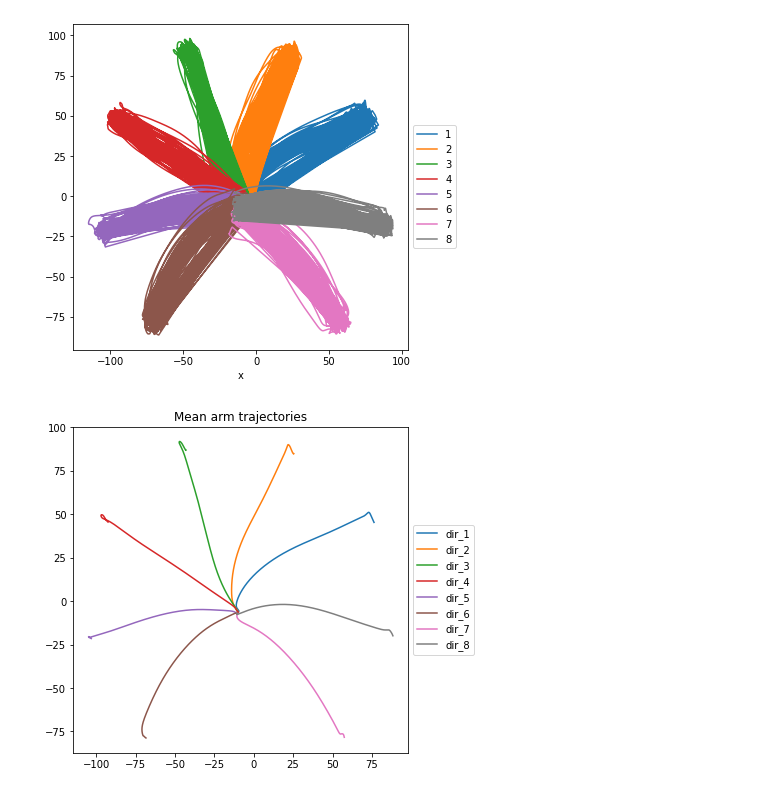
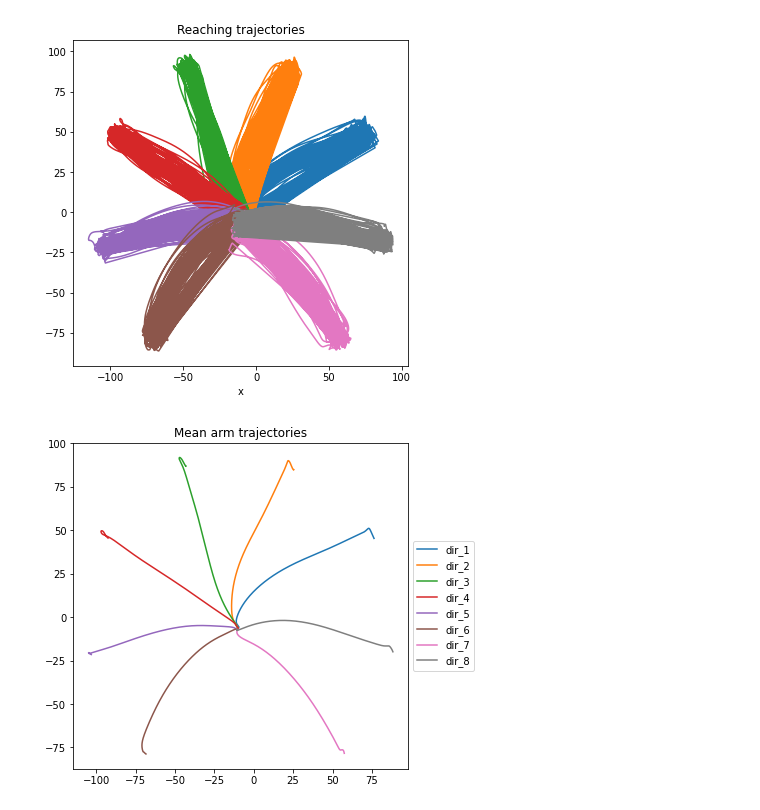
Before and after one commit to joshsia/monkey-neural-decoder, a Jupyter notebook: data_processing.ipynb, the cells around one changed output. Cells and saved outputs as stored; diff of their text form; code cells hidden in the pictures.

```diff
--- a/data_processing.ipynb
+++ b/data_processing.ipynb
@@ -31,34 +47,34 @@ for i in range(directions):
 # %%
 arm_df = pd.DataFrame({
     "direction": np.repeat(np.arange(1, 9), trials * max_time),
     "trial": np.tile(np.repeat(np.arange(1, 101), max_time), directions),
     "x": arm_data[:, 0, :].flatten(),
     "y": arm_data[:, 1, :].flatten(),
     "z": arm_data[:, 2, :].flatten()
 })
 
 grouped_arm_df = arm_df.groupby(by="direction")
 
 fig, ax = plt.subplots(figsize=(6, 6))
 
 colors = {
     1: 'tab:blue', 2: 'tab:orange', 3: 'tab:green',
     4: 'tab:red', 5: 'tab:purple', 6: 'tab:brown',
     7: 'tab:pink', 8: 'tab:gray'}
 
 
 for key, group in grouped_arm_df:
     group.plot(
         ax=ax,
         kind="line",
         x="x",
         y="y",
-        label=key,
         color=colors[key])
-ax.legend(loc="center left", bbox_to_anchor=(1, 0.5))
+ax.get_legend().remove()
+plt.title("Reaching trajectories")
 plt.show()
 # %% [output]
-[figure, old version]
+[figure, new version]
 # %%
 mean_trajectories = {}
 fig, ax = plt.subplots(figsize=(6, 6))
```
Also changed, not shown: parts of 2 cells of this notebook, 6 other files.
